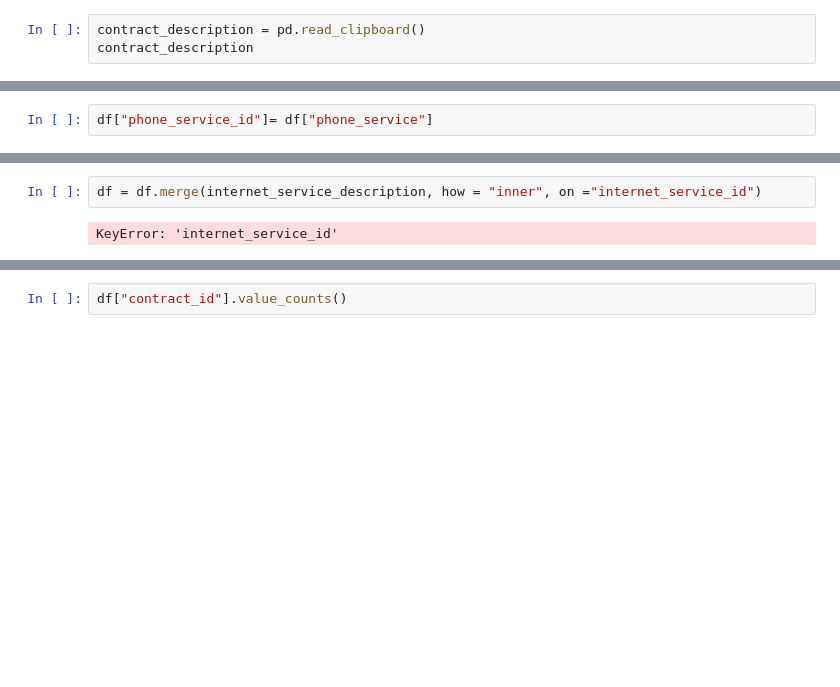
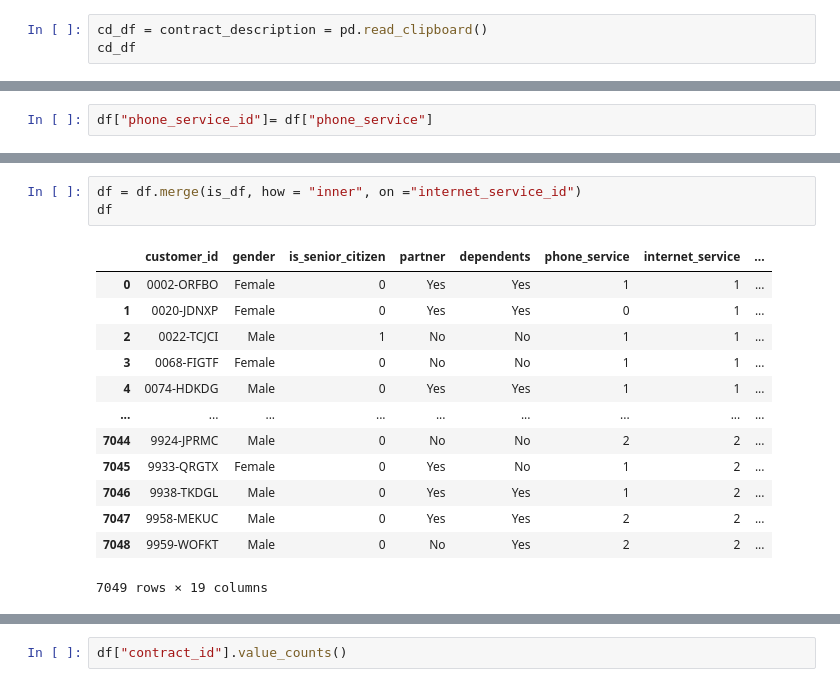
Before and after one commit to lincolnmuriithi11/numpy-pandas-visualization-exercises, a Jupyter notebook: Telco.ipynb, the cells around one changed output, grey strips where cells are left out. Drawn from its saved outputs; the diff is of its cells as text; blank space fills up the shorter version.

```diff
--- a/Telco.ipynb
+++ b/Telco.ipynb
@@ -5,8 +5,8 @@ import matplotlib.pyplot as plt
 import seaborn as sns
 df=pd.read_csv("Telco.csv")
 # %%
-contract_description = pd.read_clipboard()
-contract_description
+cd_df = contract_description = pd.read_clipboard()
+cd_df
 # %% [output]
 |  | contract_id | contract_description |
 | 0 | 0 | Month-to-Month |
@@ -68,6 +68,19 @@ df
 | 7048 | 9995-HOTOH | Male | 0 | Yes | Yes | 0 | 1 | ... |
 7049 rows × 17 columns
 # %%
-df = df.merge(internet_service_description, how = "inner", on ="internet_service_id")
+df = df.merge(is_df, how = "inner", on ="internet_service_id")
+df
 # %% [output]
+|  | customer_id | gender | is_senior_citizen | partner | dependents | phone_service | internet_service | ... |
+| 0 | 0002-ORFBO | Female | 0 | Yes | Yes | 1 | 1 | ... |
+| 1 | 0020-JDNXP | Female | 0 | Yes | Yes | 0 | 1 | ... |
+| 2 | 0022-TCJCI | Male | 1 | No | No | 1 | 1 | ... |
+| 3 | 0068-FIGTF | Female | 0 | No | No | 1 | 1 | ... |
+| 4 | 0074-HDKDG | Male | 0 | Yes | Yes | 1 | 1 | ... |
+| ... | ... | ... | ... | ... | ... | ... | ... | ... |
+| 7044 | 9924-JPRMC | Male | 0 | No | No | 2 | 2 | ... |
+| 7045 | 9933-QRGTX | Female | 0 | Yes | No | 1 | 2 | ... |
+| 7046 | 9938-TKDGL | Male | 0 | Yes | Yes | 1 | 2 | ... |
+| 7047 | 9958-MEKUC | Male | 0 | Yes | Yes | 2 | 2 | ... |
+| 7048 | 9959-WOFKT | Male | 0 | No | Yes | 2 | 2 | ... |
-KeyError: 'internet_service_id'
+7049 rows × 19 columns
```
Also changed, not shown: parts of 17 cells of this notebook.
